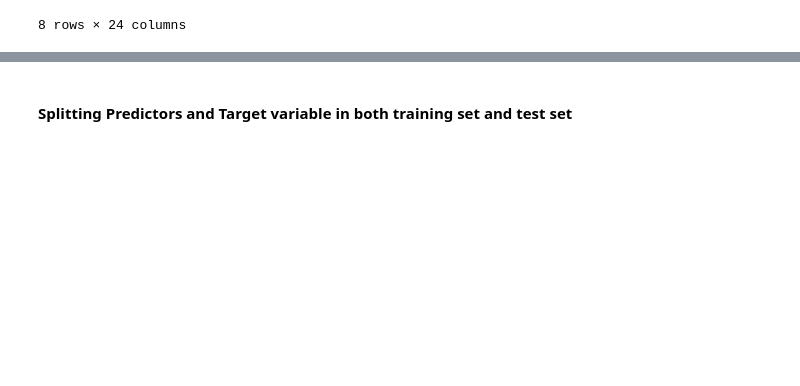
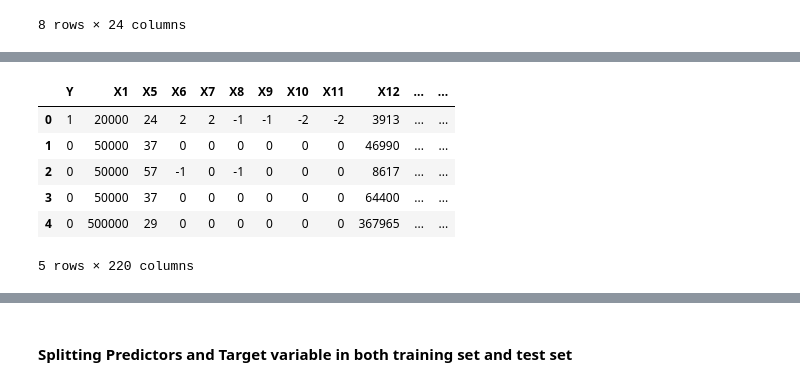
Before and after one commit to AromalShiney/DataMining, a Jupyter notebook: part2.ipynb, the cells around one changed output, grey strips where cells are left out. Cells and saved outputs as stored; diff of their text form; code cells hidden in the pictures; blank space fills up the shorter version.

```diff
--- a/part2.ipynb
+++ b/part2.ipynb
@@ -137,0 +210,16 @@ df2.describe()
+# %%
+# one hot encoding
+x4_encoded =pd.get_dummies(df, columns=[ 'X4']) # marriage: 1 = married; 2 = single; 3 = others
+# concat the encoded data with the original data
+df = pd.concat([df, x4_encoded], axis=1)
+# drop the original columns
+df = df.drop(['X4'], axis=1)
+df.head()
+# %% [output]
+|  | Y | X1 | X5 | X6 | X7 | X8 | X9 | X10 | X11 | X12 | ... | ... |
+| 0 | 1 | 20000 | 24 | 2 | 2 | -1 | -1 | -2 | -2 | 3913 | ... | ... |
+| 1 | 0 | 50000 | 37 | 0 | 0 | 0 | 0 | 0 | 0 | 46990 | ... | ... |
+| 2 | 0 | 50000 | 57 | -1 | 0 | -1 | 0 | 0 | 0 | 8617 | ... | ... |
+| 3 | 0 | 50000 | 37 | 0 | 0 | 0 | 0 | 0 | 0 | 64400 | ... | ... |
+| 4 | 0 | 500000 | 29 | 0 | 0 | 0 | 0 | 0 | 0 | 367965 | ... | ... |
+5 rows × 220 columns
```
Also changed, not shown: parts of 18 cells of this notebook.
